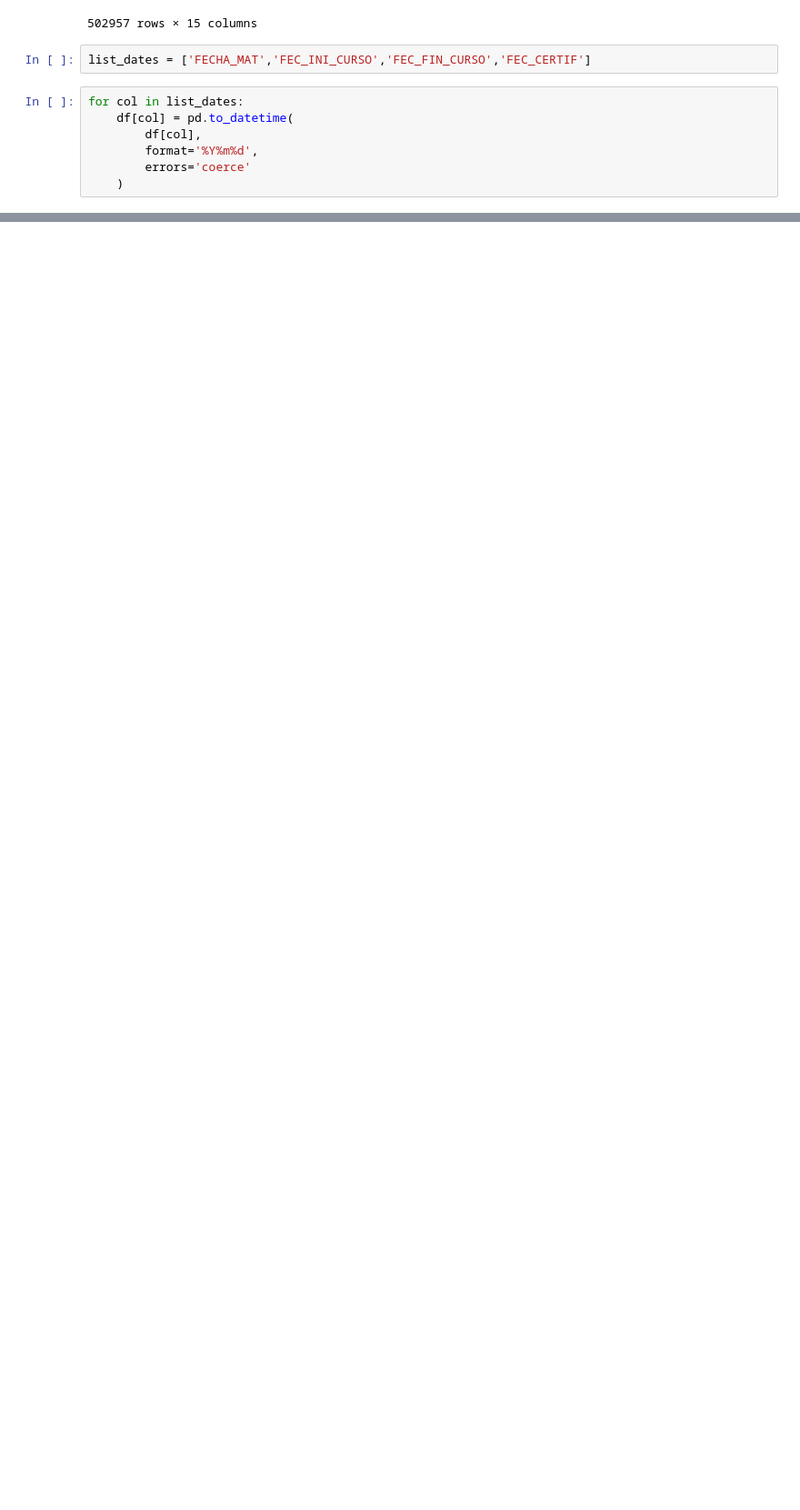
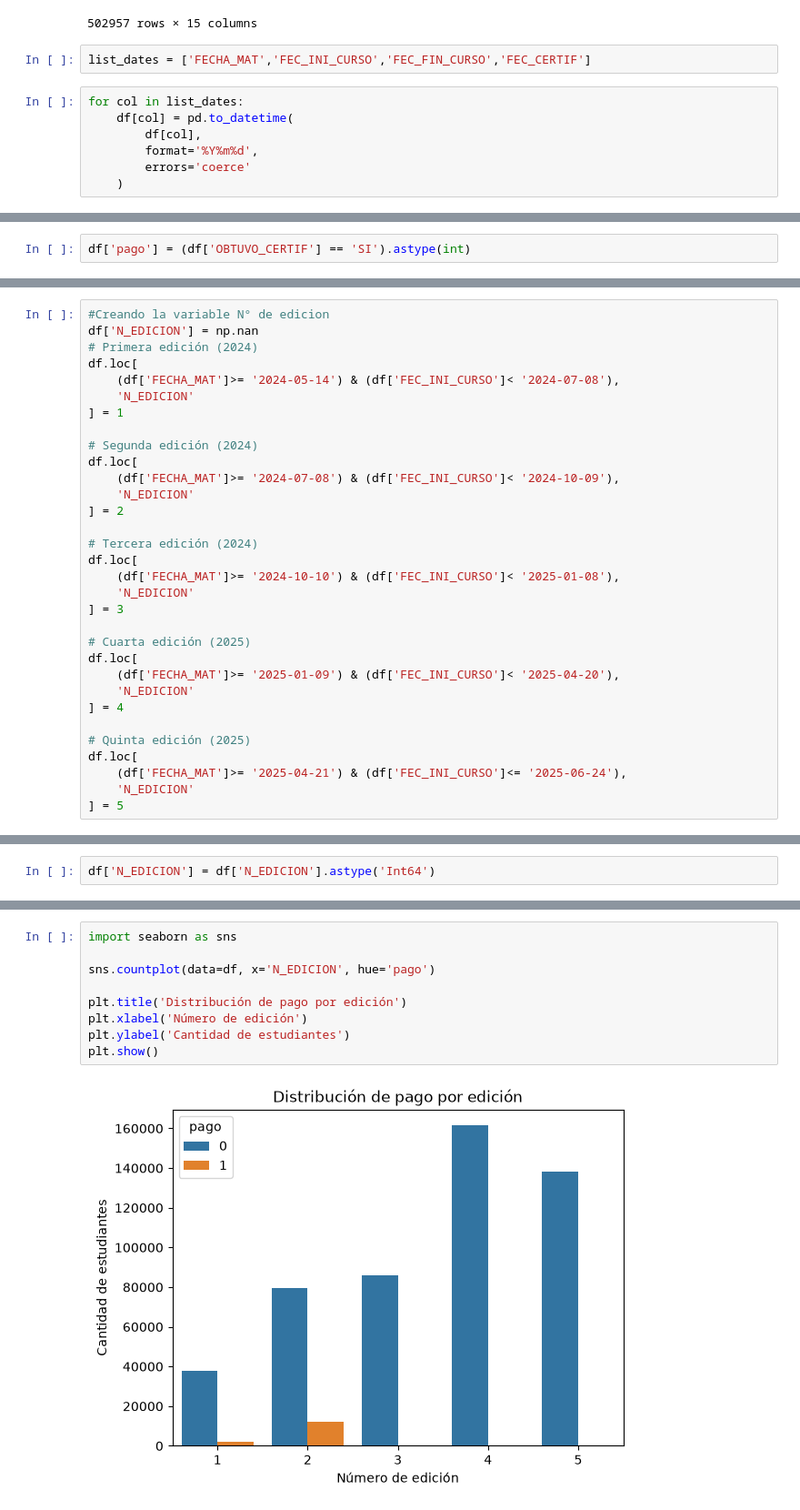
Before and after one commit to fernandoz123/learning-zoomcamp, a Jupyter notebook: 01-intro/hw07.ipynb, the cells around one changed output, grey strips where cells are left out. Shown at 91% size. Saved outputs shown, nothing was run; the diff lists cells and outputs as text; blank space fills up the shorter version.

```diff
--- a/01-intro/hw07.ipynb
+++ b/01-intro/hw07.ipynb
@@ -90,0 +103,2 @@ for col in list_dates:
+# %%
+df['pago'] = (df['OBTUVO_CERTIF'] == 'SI').astype(int)
@@ -90,0 +112,32 @@ for col in list_dates:
+# %%
+#Creando la variable N° de edicion
+df['N_EDICION'] = np.nan
+# Primera edición (2024)
+df.loc[
+    (df['FECHA_MAT']>= '2024-05-14') & (df['FEC_INI_CURSO']< '2024-07-08'),
+    'N_EDICION'
+] = 1
+
+# Segunda edición (2024)
+df.loc[
+    (df['FECHA_MAT']>= '2024-07-08') & (df['FEC_INI_CURSO']< '2024-10-09'),
+    'N_EDICION'
+] = 2
+
+# Tercera edición (2024)
+df.loc[
+    (df['FECHA_MAT']>= '2024-10-10') & (df['FEC_INI_CURSO']< '2025-01-08'),
+    'N_EDICION'
+] = 3
+
+# Cuarta edición (2025)
+df.loc[
+    (df['FECHA_MAT']>= '2025-01-09') & (df['FEC_INI_CURSO']< '2025-04-20'),
+    'N_EDICION'
+] = 4
+
+# Quinta edición (2025)
+df.loc[
+    (df['FECHA_MAT']>= '2025-04-21') & (df['FEC_INI_CURSO']<= '2025-06-24'),
+    'N_EDICION'
+] = 5
@@ -90,0 +158,2 @@ for col in list_dates:
+# %%
+df['N_EDICION'] = df['N_EDICION'].astype('Int64')
@@ -90,0 +191,11 @@ for col in list_dates:
+# %%
+import seaborn as sns
+
+sns.countplot(data=df, x='N_EDICION', hue='pago')
+
+plt.title('Distribución de pago por edición')
+plt.xlabel('Número de edición')
+plt.ylabel('Cantidad de estudiantes')
+plt.show()
+# %% [output]
+[figure, added]
```
Also changed, not shown: parts of 8 cells of this notebook, 1 other file.
